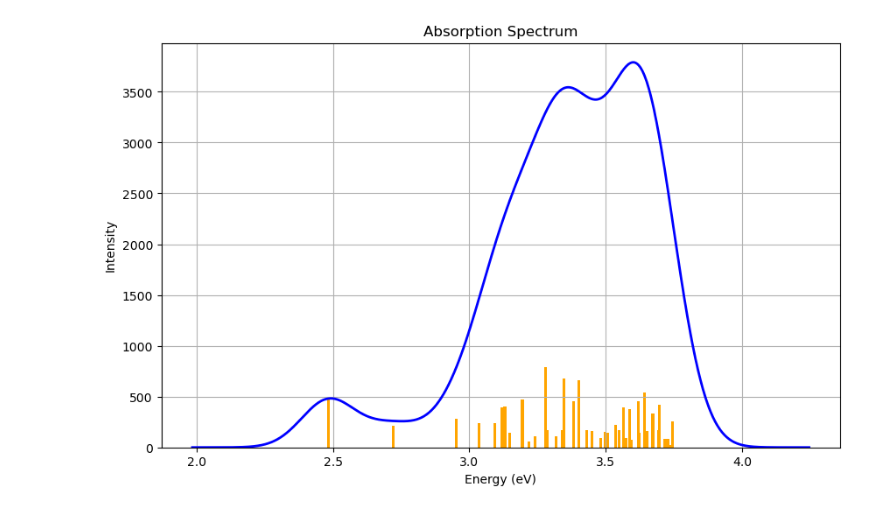
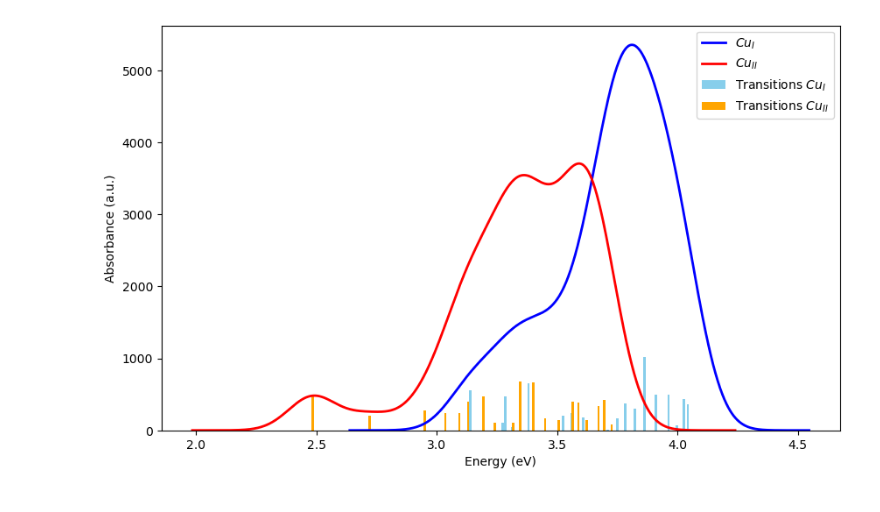
Before and after one commit to Aguiario/ORCA_and_Gaussian, a Jupyter notebook: ORCA_ABS/test.ipynb, the cells around one changed output. Cells and saved outputs as stored; diff of their text form; code cells hidden in the pictures.

```diff
--- a/ORCA_ABS/test.ipynb
+++ b/ORCA_ABS/test.ipynb
@@ -29,5 +5,0 @@ for file_name in os.listdir("data"):
-# %%
-file_path_Cu_II = os.path.join("data", "Cu_II_nr40.tsv")
-curve_Cu_II, bar_Cu_II = utl.plot(file_path_Cu_II)
-# %% [output]
-[figure, removed]
@@ -35,0 +6,23 @@ selected_Cu_II = [0,1, 2, 3, 4, 6, 8, 10, 13,15,17, 19, 22, 25, 30, 35, 39]
+# %%
+selected = [0,1, 2, 3, 4, 6, 8, 10, 13,15,17, 19, 22, 25, 27, 30, 33, 35, 37]
+
+file_path_Cu_I = os.path.join("data", "Cu_I_UVVIS_nr40.tsv")
+curve_Cu_I, bar_Cu_I = utl.plot(file_path_Cu_I, plot=False)
+
+file_path_Cu_II = os.path.join("data", "Cu_II_UVVIS_nr40.tsv")
+curve_Cu_II, bar_Cu_II = utl.plot(file_path_Cu_II,plot=False)
+
+plt.figure(figsize=(10, 6))
+plt.plot(curve_Cu_I[0], curve_Cu_I[1], label="$Cu_I$", color='blue', linewidth=2)
+plt.bar(bar_Cu_I[0][selected], bar_Cu_I[1][selected], width=0.01, color='skyblue', label="Transitions $Cu_I$")
+plt.plot(curve_Cu_II[0], curve_Cu_II[1], label="$Cu_{II}$", color='red', linewidth=2)
+plt.bar(bar_Cu_II[0][selected], bar_Cu_II[1][selected], width=0.01, color='orange', label="Transitions $Cu_{II}$")
+# Configuración del gráfico
+plt.xlabel("Energy (eV)")
+plt.ylabel("Absorbance (a.u.)")
+plt.legend()
+
+# Mostrar el gráfico
+plt.show()
+# %% [output]
+[figure, added]
```
Also changed, not shown: parts of 8 cells of this notebook, 2 other files.
